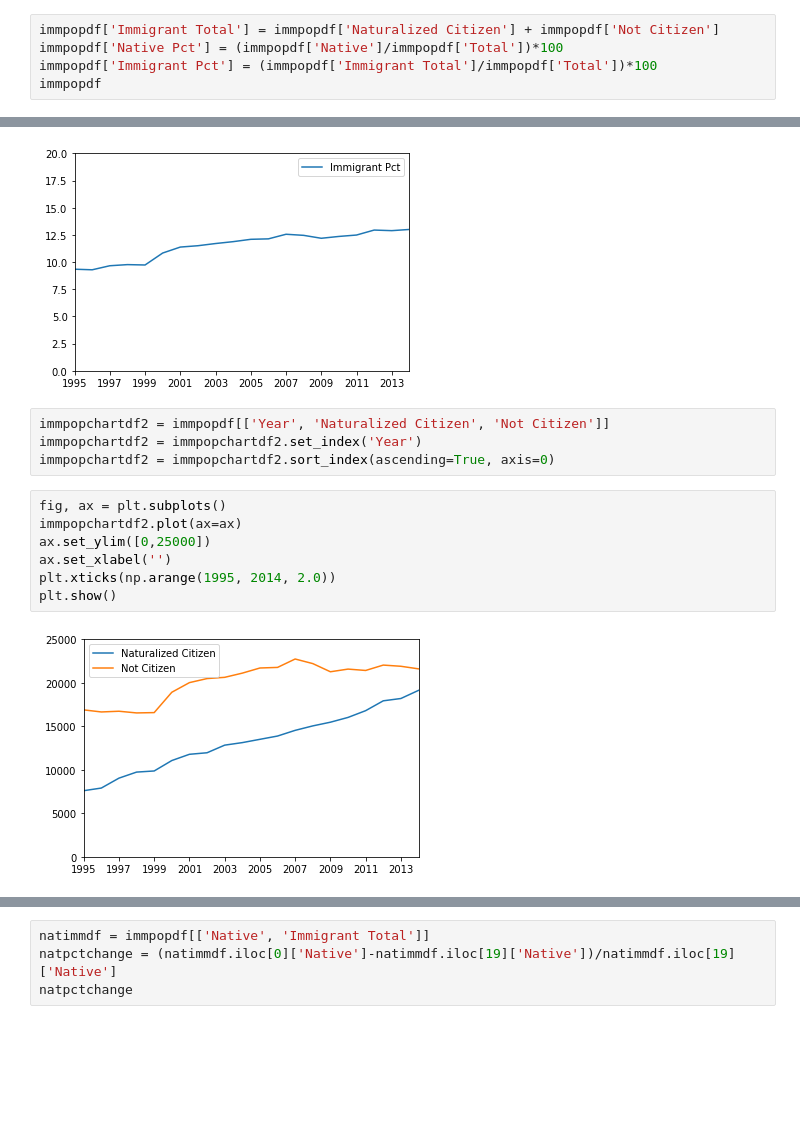
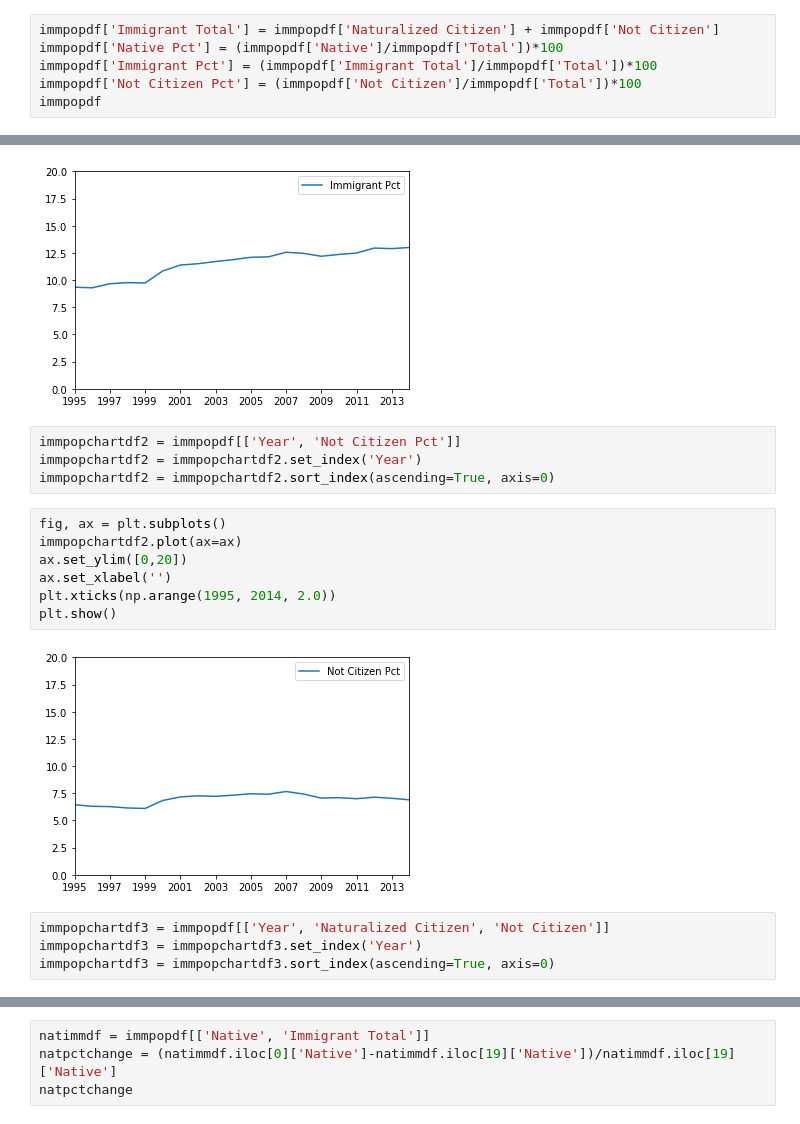
Before and after one commit to damclaugh/nyudatabootcamp, a Jupyter notebook: project draft.ipynb, the cells around one changed output, grey strips where cells are left out. Drawn from its saved outputs; the diff is of its cells as text; blank space fills up the shorter version.

```diff
--- a/project draft.ipynb
+++ b/project draft.ipynb
@@ -33,6 +23,7 @@ immpopdf
 immpopdf['Immigrant Total'] = immpopdf['Naturalized Citizen'] + immpopdf['Not Citizen']
 immpopdf['Native Pct'] = (immpopdf['Native']/immpopdf['Total'])*100
 immpopdf['Immigrant Pct'] = (immpopdf['Immigrant Total']/immpopdf['Total'])*100
+immpopdf['Not Citizen Pct'] = (immpopdf['Not Citizen']/immpopdf['Total'])*100
 immpopdf
 # %% [output]
 |  | Year | Total | Native | Naturalized Citizen | Not Citizen | Immigrant Total | Native Pct | ... |
@@ -66,15 +57,19 @@ plt.show()
 # %% [output]
 [figure]
 # %%
-immpopchartdf2 = immpopdf[['Year', 'Naturalized Citizen', 'Not Citizen']]
+immpopchartdf2 = immpopdf[['Year', 'Not Citizen Pct']]
 immpopchartdf2 = immpopchartdf2.set_index('Year')
 immpopchartdf2 = immpopchartdf2.sort_index(ascending=True, axis=0)
 # %%
 fig, ax = plt.subplots()
 immpopchartdf2.plot(ax=ax)
-ax.set_ylim([0,25000])
+ax.set_ylim([0,20])
 ax.set_xlabel('')
 plt.xticks(np.arange(1995, 2014, 2.0))
 plt.show()
 # %% [output]
-[figure, old version]
+[figure, new version]
+# %%
+immpopchartdf3 = immpopdf[['Year', 'Naturalized Citizen', 'Not Citizen']]
+immpopchartdf3 = immpopchartdf3.set_index('Year')
+immpopchartdf3 = immpopchartdf3.sort_index(ascending=True, axis=0)
```
Also changed, not shown: parts of 36 cells of this notebook.
